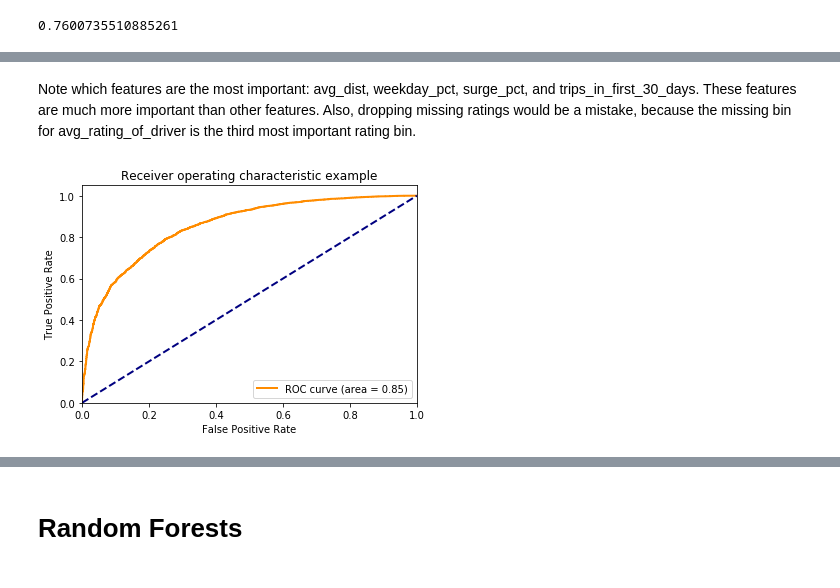
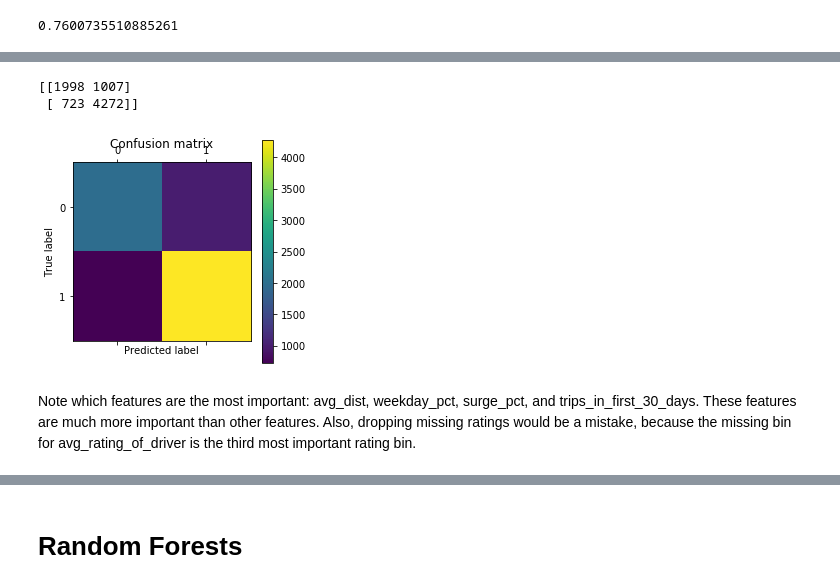
Before and after one commit to ahaldar42/churn_case_study, a Jupyter notebook: Modeling.ipynb, the cells around one changed output, grey strips where cells are left out. Cells and saved outputs as stored; diff of their text form; code cells hidden in the pictures.

```diff
--- a/Modeling.ipynb
+++ b/Modeling.ipynb
@@ -264,3 +315,9 @@ roc_auc_score(y_test, best_model.predict(x_test))
+# %%
+plot_confusion_matrix(gb_b, x_test, y_test)
+# %% [output]
+[[1998 1007]
+ [ 723 4272]]
+[figure, added]
 # %% [markdown]
 
 Note which features are the most important: avg_dist, weekday_pct, surge_pct, and trips_in_first_30_days. These features are much more important than other features. Also, dropping missing ratings would be a mistake, because the missing bin for avg_rating_of_driver is the third most important rating bin.
@@ -271,14 +323,0 @@ fpr, tpr, thresholds = roc_curve(y_test, clf.predict_proba(x_test)[:,1])
-# %%
-plt.figure()
-lw = 2
-plt.plot(fpr, tpr, color='darkorange',
-         lw=lw, label='ROC curve (area = %0.2f)' % AUC)
-plt.plot([0, 1], [0, 1], color='navy', lw=lw, linestyle='--')
-plt.xlim([0.0, 1.0])
-plt.ylim([0.0, 1.05])
-plt.xlabel('False Positive Rate')
-plt.ylabel('True Positive Rate')
-plt.title('Receiver operating characteristic example')
-plt.legend(loc="lower right");
-# %% [output]
-[figure, removed]
```
Also changed, not shown: parts of 16 cells of this notebook, 7 other files.
